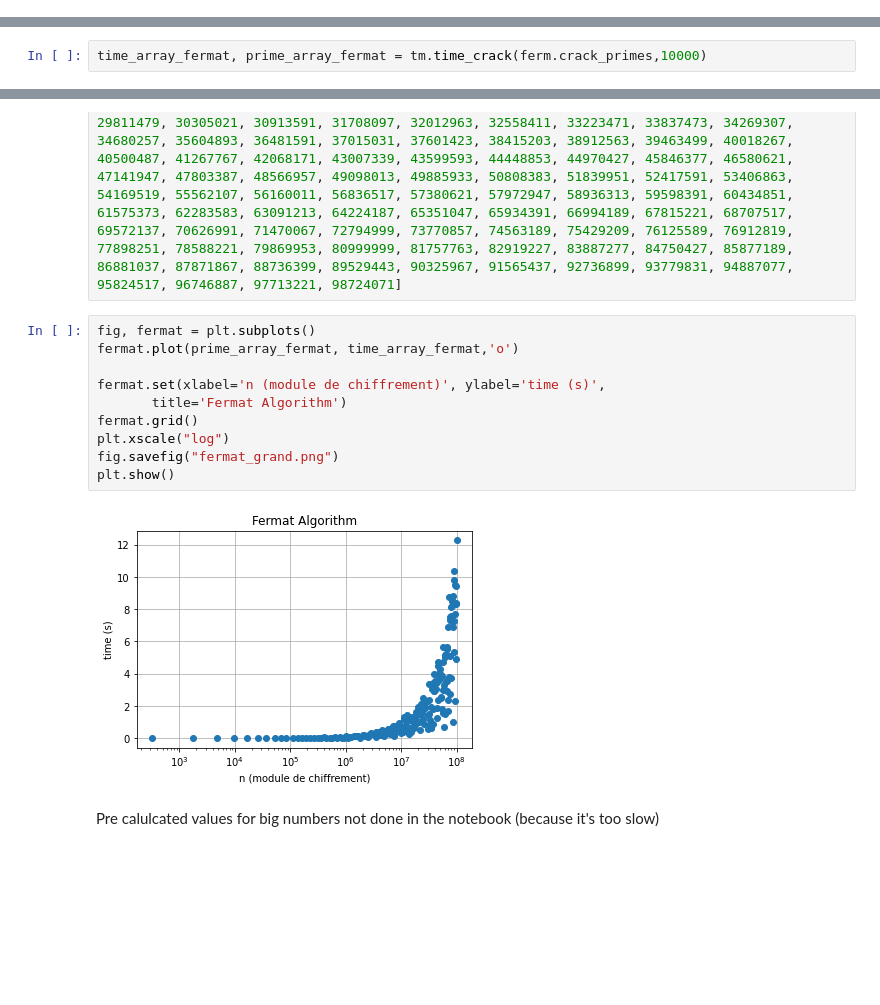
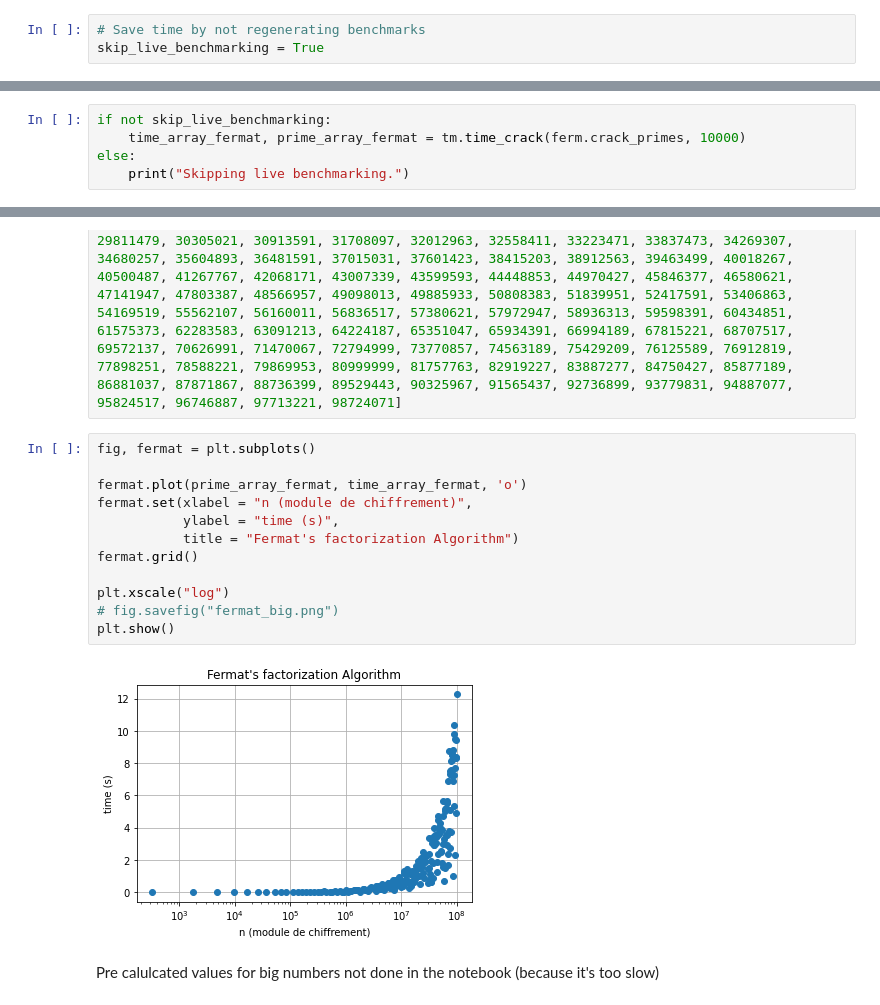
Before and after one commit to matiboux/epita-s6-fmsi, a Jupyter notebook: Notebook.ipynb, the cells around one changed output, grey strips where cells are left out. Saved outputs shown, nothing was run; the diff lists cells and outputs as text; blank space fills up the shorter version.

```diff
--- a/Notebook.ipynb
+++ b/Notebook.ipynb
@@ -276 +277,4 @@ Success!
+# %%
+# Save time by not regenerating benchmarks
+skip_live_benchmarking = True
 # %% [markdown]
@@ -334,5 +344,8 @@ plt.show()
 # %%
-time_array_fermat, prime_array_fermat = tm.time_crack(ferm.crack_primes,10000)
+if not skip_live_benchmarking:
+    time_array_fermat, prime_array_fermat = tm.time_crack(ferm.crack_primes, 10000)
+else:
+    print("Skipping live benchmarking.")
 # %% [output]
 Couldn't crack p = 2 q = 3
 p = 17 q = 19 --- 0.0 seconds ---
@@ -360,15 +373,17 @@ prime_array_fermat = [323, 1763, 4757, 9797, 16637, 25591, 36863, 51983, 67591,
 # %%
 fig, fermat = plt.subplots()
-fermat.plot(prime_array_fermat, time_array_fermat,'o')
 
-fermat.set(xlabel='n (module de chiffrement)', ylabel='time (s)',
-       title='Fermat Algorithm')
+fermat.plot(prime_array_fermat, time_array_fermat, 'o')
+fermat.set(xlabel = "n (module de chiffrement)",
+           ylabel = "time (s)",
+           title = "Fermat's factorization Algorithm")
 fermat.grid()
+
 plt.xscale("log")
-fig.savefig("fermat_grand.png")
+# fig.savefig("fermat_big.png")
 plt.show()
 # %% [output]
-[figure, old version]
+[figure, new version]
 # %% [markdown]
 Pre calulcated values for big numbers not done in the notebook (because it's too slow)
 # %%
```
Also changed, not shown: parts of 18 cells of this notebook.
